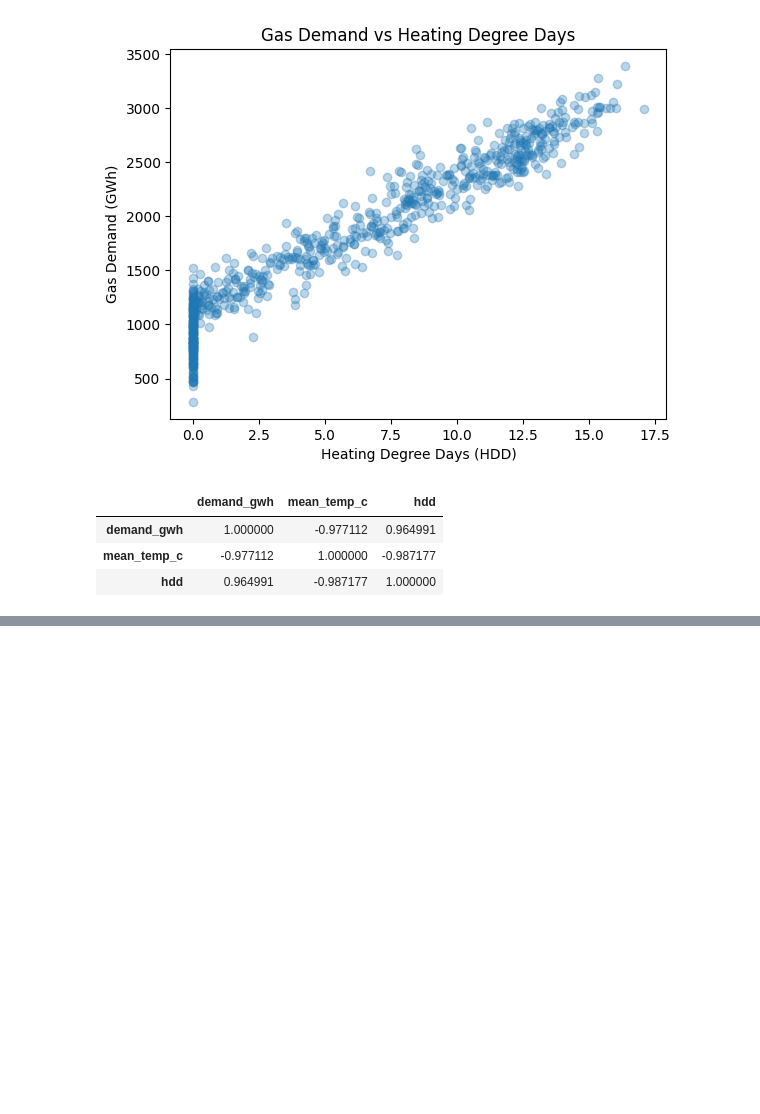
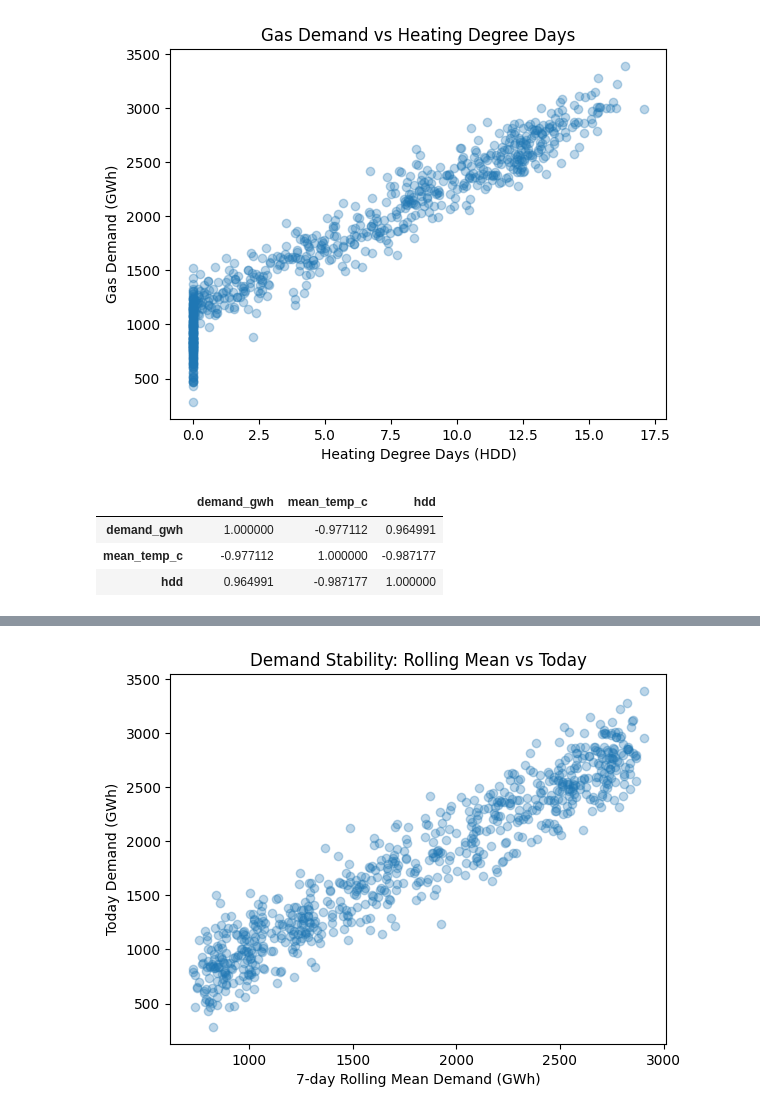
Before and after one commit to xdityx/xoserve-uk-gas-demand-forecasting, a Jupyter notebook: notebooks/data_exploration.ipynb, the cells around one changed output, grey strips where cells are left out. Drawn from its saved outputs; the diff is of its cells as text; code cells hidden in the pictures; blank space fills up the shorter version.

```diff
--- a/notebooks/data_exploration.ipynb
+++ b/notebooks/data_exploration.ipynb
@@ -77,0 +104,5 @@ df[["demand_gwh", "mean_temp_c", "hdd"]].corr()
+# %%
+df["demand_roll_7"] = df["demand_gwh"].rolling(7).mean()
+df["demand_roll_14"] = df["demand_gwh"].rolling(14).mean()
+
+df.head(15)
@@ -77,0 +126,9 @@ df[["demand_gwh", "mean_temp_c", "hdd"]].corr()
+# %%
+plt.figure()
+plt.scatter(df["demand_roll_7"], df["demand_gwh"], alpha=0.3)
+plt.xlabel("7-day Rolling Mean Demand (GWh)")
+plt.ylabel("Today Demand (GWh)")
+plt.title("Demand Stability: Rolling Mean vs Today")
+plt.show()
+# %% [output]
+[figure, added]
```
Also changed, not shown: parts of 4 cells of this notebook.
